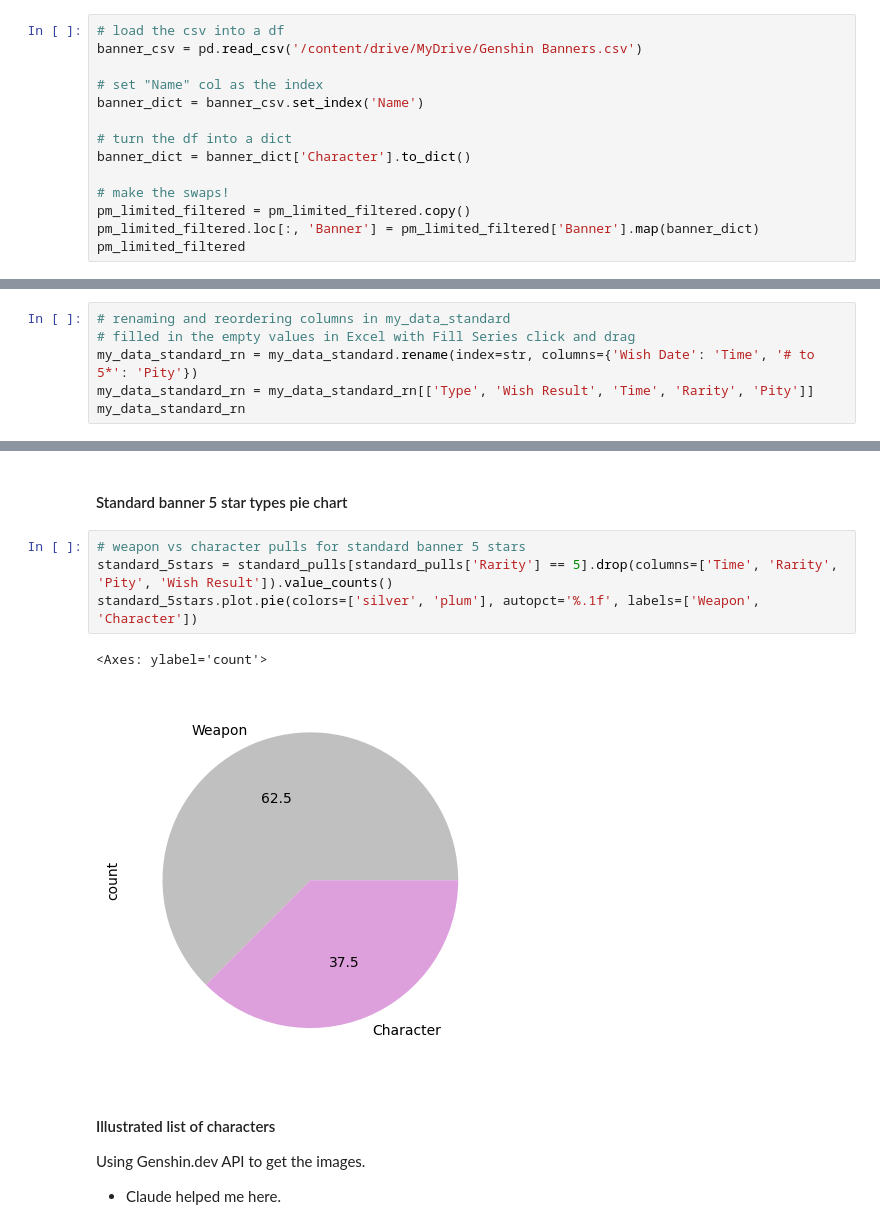
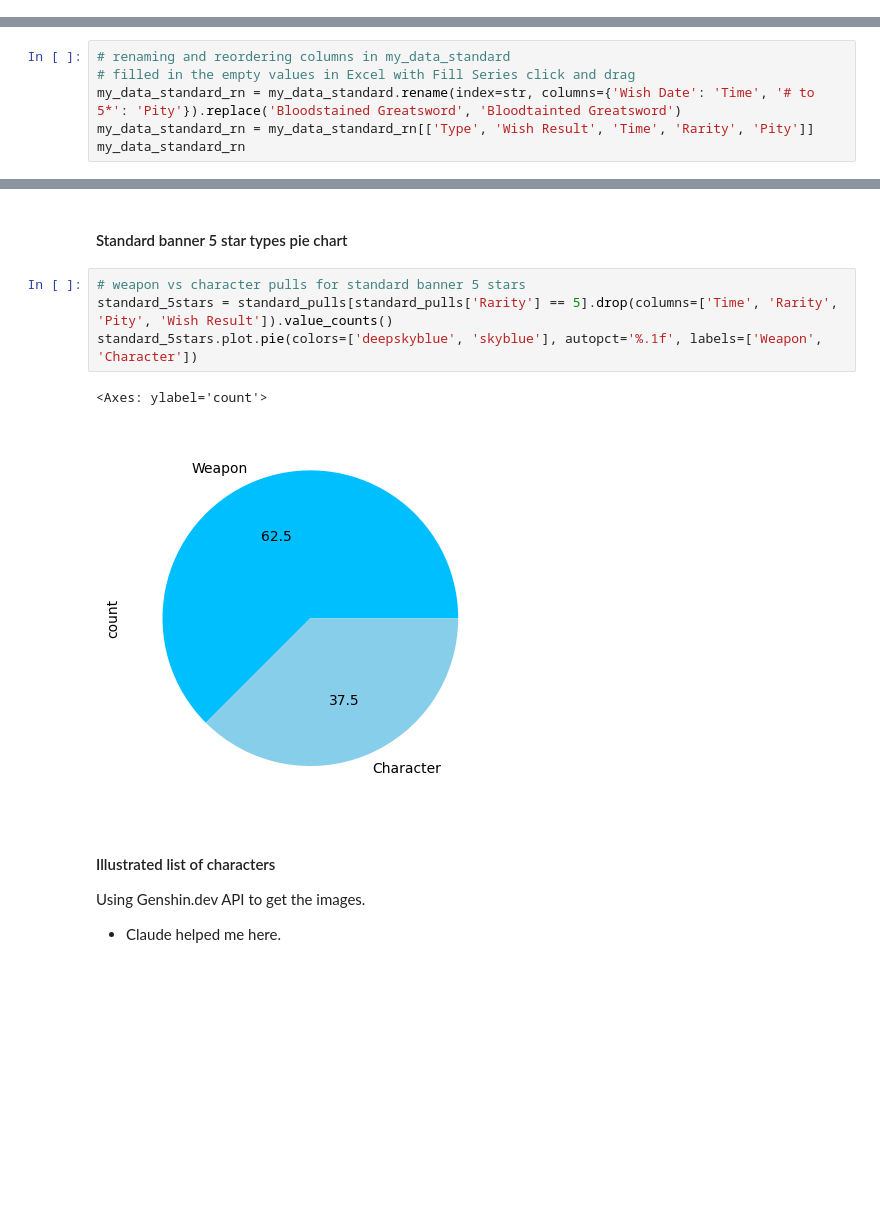
Before and after one commit to gardenstorm/Genshin-Wish-Visualization, a Jupyter notebook: Genshin_Wish_Visualization.ipynb, the cells around one changed output, grey strips where cells are left out. Cells and saved outputs as stored; diff of their text form; blank space fills up the shorter version.

```diff
--- a/Genshin_Wish_Visualization.ipynb
+++ b/Genshin_Wish_Visualization.ipynb
@@ -266,14 +59,0 @@ Change the formal banner names to character names
-# %%
-# load the csv into a df
-banner_csv = pd.read_csv('/content/drive/MyDrive/Genshin Banners.csv')
-
-# set "Name" col as the index
-banner_dict = banner_csv.set_index('Name')
-
-# turn the df into a dict
-banner_dict = banner_dict['Character'].to_dict()
-
-# make the swaps!
-pm_limited_filtered = pm_limited_filtered.copy()
-pm_limited_filtered.loc[:, 'Banner'] = pm_limited_filtered['Banner'].map(banner_dict)
-pm_limited_filtered
@@ -949,7 +516,7 @@ limited_pulls
 # %%
 # renaming and reordering columns in my_data_standard
 # filled in the empty values in Excel with Fill Series click and drag
-my_data_standard_rn = my_data_standard.rename(index=str, columns={'Wish Date': 'Time', '# to 5*': 'Pity'})
+my_data_standard_rn = my_data_standard.rename(index=str, columns={'Wish Date': 'Time', '# to 5*': 'Pity'}).replace('Bloodstained Greatsword', 'Bloodtainted Greatsword')
 my_data_standard_rn = my_data_standard_rn[['Type', 'Wish Result', 'Time', 'Rarity', 'Pity']]
 my_data_standard_rn
 # %% [output]
@@ -1159,10 +726,10 @@ grab_pity_standard['Pity'].plot.hist(xlabel='Pity', bins=bin_num, yticks=y_scale
 # %%
 # weapon vs character pulls for standard banner 5 stars
 standard_5stars = standard_pulls[standard_pulls['Rarity'] == 5].drop(columns=['Time', 'Rarity', 'Pity', 'Wish Result']).value_counts()
-standard_5stars.plot.pie(colors=['silver', 'plum'], autopct='%.1f', labels=['Weapon', 'Character'])
+standard_5stars.plot.pie(colors=['deepskyblue', 'skyblue'], autopct='%.1f', labels=['Weapon', 'Character'])
 # %% [output]
 <Axes: ylabel='count'>
-[figure, old version]
+[figure, new version]
 # %% [markdown]
 #### Illustrated list of characters
 Using Genshin.dev API to get the images.
```
Also changed, not shown: parts of 73 cells of this notebook.
